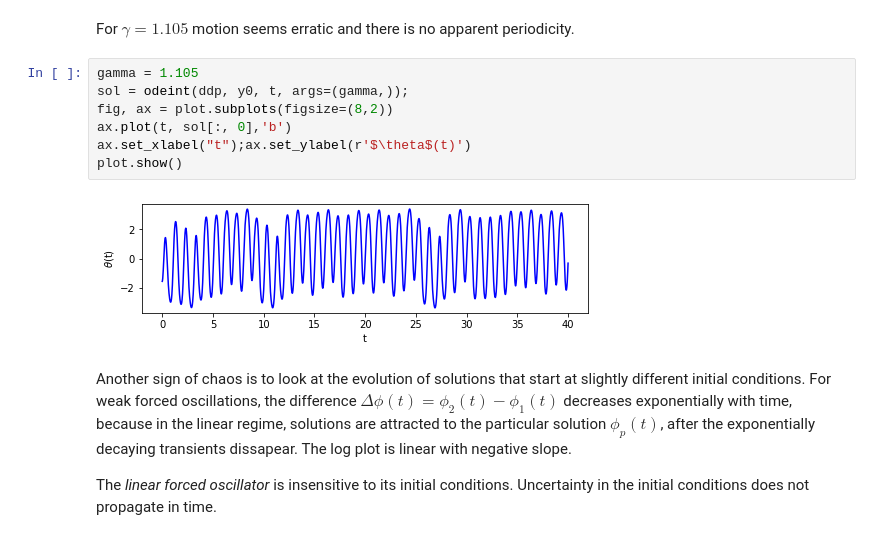
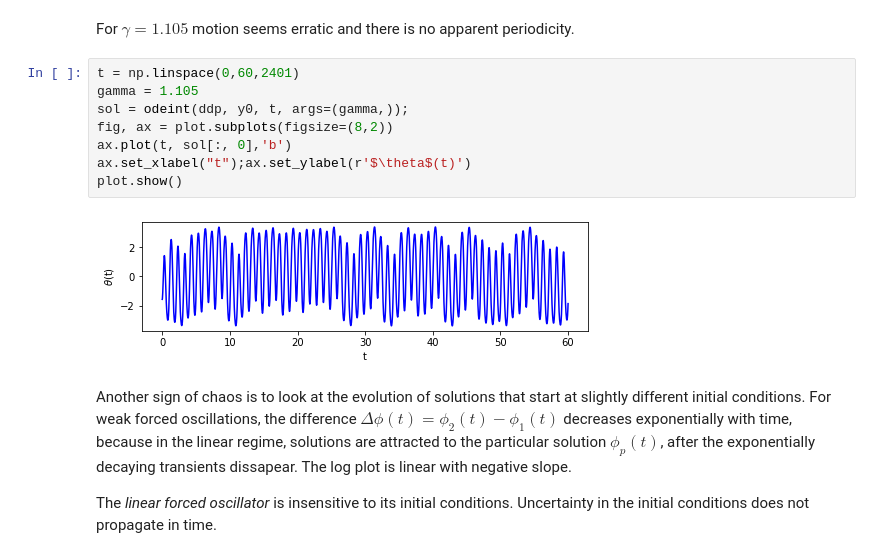
Before and after one commit to vrinceanu/CM_Fall_2019, a Jupyter notebook: DDP.ipynb, the cells around one changed output. Drawn from its saved outputs; the diff is of its cells as text.

```diff
--- a/DDP.ipynb
+++ b/DDP.ipynb
@@ -187,14 +187,15 @@ plot.show()
 # %% [markdown]
 For $\gamma = 1.105$ motion seems erratic and there is no apparent periodicity.
 # %%
+t = np.linspace(0,60,2401)
 gamma = 1.105
 sol = odeint(ddp, y0, t, args=(gamma,));
 fig, ax = plot.subplots(figsize=(8,2))
 ax.plot(t, sol[:, 0],'b')
 ax.set_xlabel("t");ax.set_ylabel(r'$\theta$(t)')
 plot.show()
 # %% [output]
-[figure, old version]
+[figure, new version]
 # %% [markdown]
 Another sign of chaos is to look at the evolution of solutions that start at slightly different initial conditions. For weak forced oscillations, the difference $\Delta\phi(t) = \phi_2(t) - \phi_1(t)$ decreases exponentially with time, because in the linear regime, solutions are attracted to the particular solution $\phi_p(t)$, after the exponentially decaying transients dissapear. The log plot is linear with negative slope.
 
```
Also changed, not shown: parts of 2 cells of this notebook.
